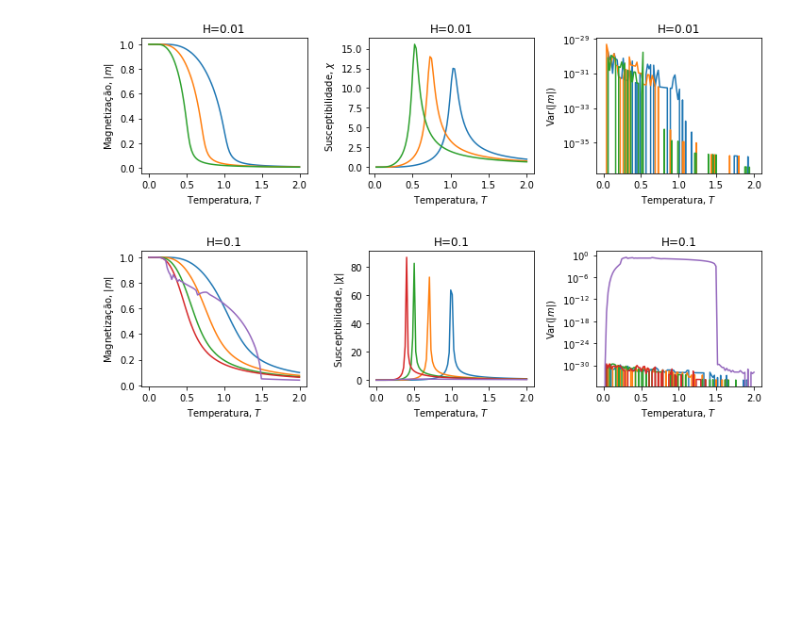
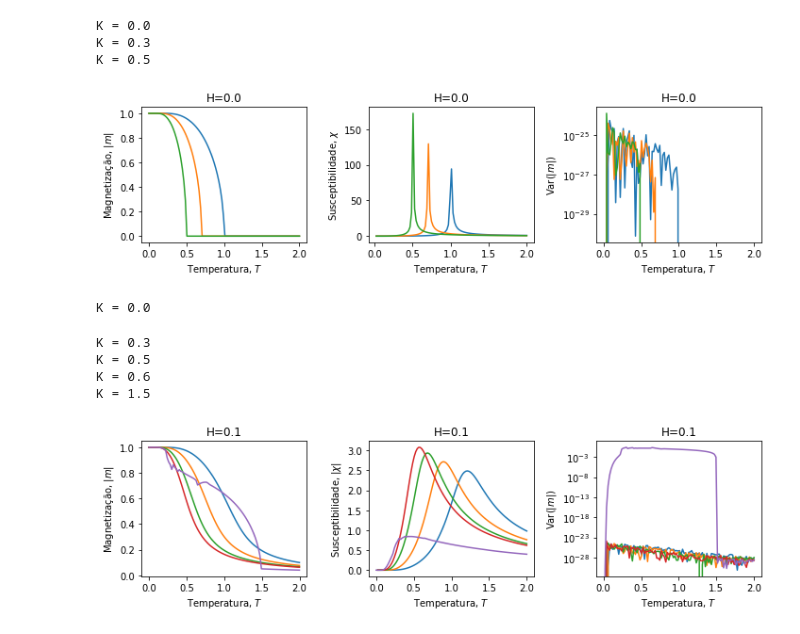
Before and after one commit to neuro-physics/annni-phase-trans-py, a Jupyter notebook: simula_ktz.ipynb, the cells around one changed output. Saved outputs shown, nothing was run; the diff lists cells and outputs as text; code cells hidden in the pictures; blank space fills up the shorter version.

```diff
--- a/simula_ktz.ipynb
+++ b/simula_ktz.ipynb
@@ -116,52 +96,56 @@ plt.show()
 # %%
-import sys
-del sys.modules['modules.SimulacaoKTz']
-del ktzsim
-import modules.SimulacaoKTz as ktzsim
-
 K_valores        = [ 0.0, 0.3, 0.5 ] #[ 0.0, 0.3, 0.5, 0.6, 1.5 ]
 T_valores        = np.linspace(0.001,2,100) #T     = 0.5
 delta            = 0.0
 lamb             = 0.0
 xR               = 0.0
-H                = 0.01
+H                = 0.0000
 t_transiente     = 10000
 t_total          = 20000
-x0               = [1.0,1.0]
+x0               = numpy.array([1.0,1.0],dtype=numpy.float64)
 mapa_nome        = 'kttanh'
 usar_modulo_de_m = True
 
 
 xm_dados, xvar_dados, xvarstd_dados, xsuscept_dados = [],[],[],[]
 
 for K in K_valores:
-    x_media, x_var, x_var_std, x_suscept = ktzsim.RodaSimulacao_Varios_T(K,T_valores,delta,lamb,xR,H,t_transiente,t_total,x0,mapa_nome,usar_modulo_de_m)
+    print('K =', K)
+    x_media, x_var, x_var_std, x_suscept = ktzsim.RodaSimulacao_Varios_T(K,T_valores,delta,lamb,xR,H,t_transiente,t_total,x0,mapa_nome,seguir_ponto_fixo=True,usar_modulo_de_m=usar_modulo_de_m,num_repete_bootstrap=0)
     xm_dados.append(       x_media   )
     xvar_dados.append(     x_var     )
     xvarstd_dados.append(  x_var_std )
     xsuscept_dados.append( x_suscept )
 
 fig,ax = plt.subplots(nrows=1,ncols=3,figsize=(10,3))
 for i,K in enumerate(K_valores):
     ax[0].plot(T_valores,         xm_dados[i]           , label=f'K={K}')
     ax[1].plot(T_valores,   xsuscept_dados[i]           , label=f'K={K}')
     ax[2].plot(T_valores,       xvar_dados[i]/T_valores , label=f'K={K}')
 ax[0].set_xlabel( 'Temperatura, $T$')
 ax[0].set_ylabel( 'Magnetização, $|m|$')
 ax[0].set_title( f'H={H}')
 ax[1].set_xlabel( 'Temperatura, $T$')
 ax[1].set_ylabel(r'Susceptibilidade, $\chi$')
 ax[1].set_title( f'H={H}')
 ax[2].set_xlabel( 'Temperatura, $T$')
 ax[2].set_ylabel(r'Var($|m|$)')
 ax[2].set_title( f'H={H}')
 ax[2].set_yscale('log')
 
 plt.tight_layout()
 plt.show()
 # %% [output]
+K = 0.0
+K = 0.3
+K = 0.5
-[figure, old version]
+[figure, new version]
 # %%
+import numpy
+import matplotlib.pyplot as plt
+import modules.SimulacaoKTz as ktzsim
+np = numpy
+
 K_valores        = [ 0.0, 0.3, 0.5, 0.6, 1.5 ]
 T_valores        = np.linspace(0.001,2,100) #T     = 0.5
 delta            = 0.0
@@ -170,7 +154,7 @@ xR               = 0.0
 H                = 0.1
 t_transiente     = 10000
 t_total          = 20000
-x0               = [1.0,1.0]
+x0               = numpy.array([1.0,1.0],dtype=numpy.float64)
 mapa_nome        = 'kttanh'
 usar_modulo_de_m = True
 
@@ -178,7 +162,8 @@ usar_modulo_de_m = True
 xm_dados, xvar_dados, xvarstd_dados, xsuscept_dados = [],[],[],[]
 
 for K in K_valores:
-    x_media, x_var, x_var_std, x_suscept = ktzsim.RodaSimulacao_Varios_T(K,T_valores,delta,lamb,xR,H,t_transiente,t_total,x0,mapa_nome,usar_modulo_de_m)
+    print('K =',K)
+    x_media, x_var, x_var_std, x_suscept = ktzsim.RodaSimulacao_Varios_T(K,T_valores,delta,lamb,xR,H,t_transiente,t_total,x0,mapa_nome,seguir_ponto_fixo=True,usar_modulo_de_m=usar_modulo_de_m,num_repete_bootstrap=0)
     xm_dados.append(       x_media   )
     xvar_dados.append(     x_var     )
     xvarstd_dados.append(  x_var_std )
@@ -203,4 +188,9 @@ ax[2].set_yscale('log')
 plt.tight_layout()
 plt.show()
 # %% [output]
+K = 0.0
+K = 0.3
+K = 0.5
+K = 0.6
+K = 1.5
-[figure, old version]
+[figure, new version]
```
Also changed, not shown: parts of 5 cells of this notebook, 5 other files.
